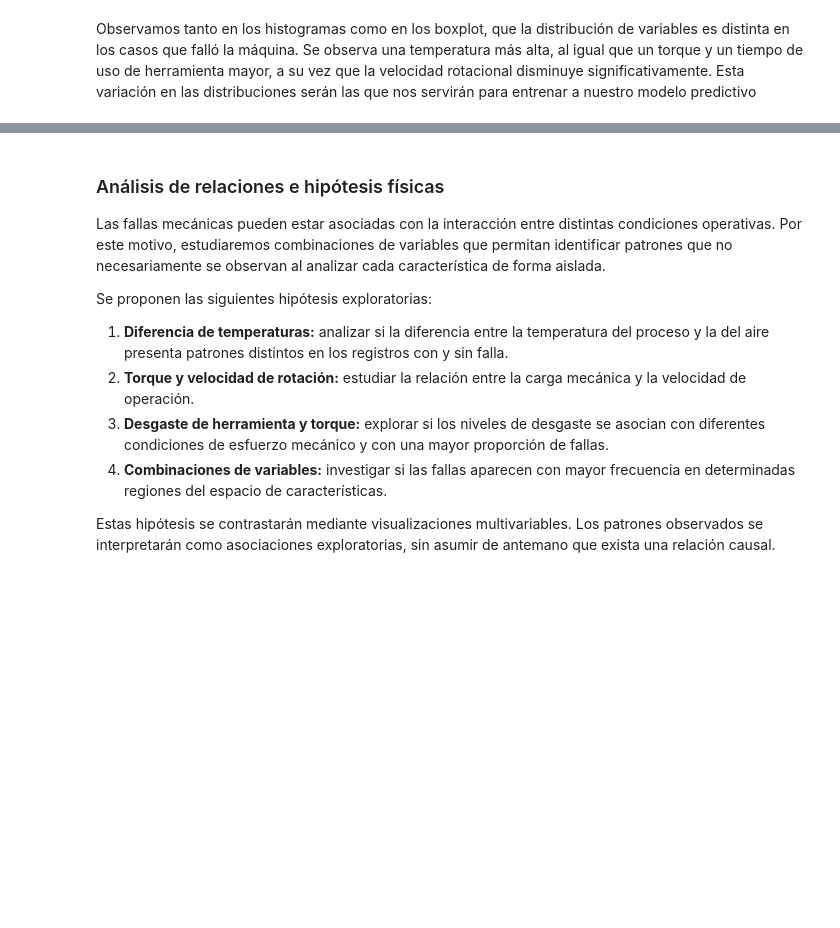
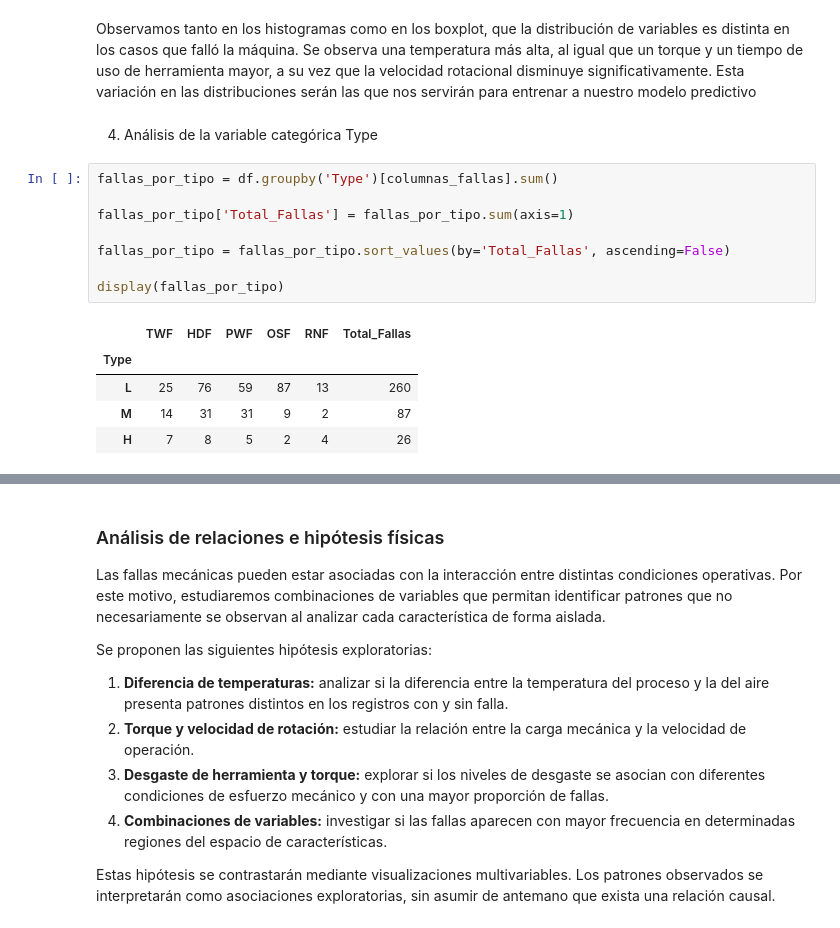
Before and after one commit to rubiosanti3-arch/Proyecto-Final-YPF-DS---Grupo-8, a Jupyter notebook: data_pipeline.ipynb, the cells around one changed output, grey strips where cells are left out. Saved outputs shown, nothing was run; the diff lists cells and outputs as text; blank space fills up the shorter version.

```diff
--- a/data_pipeline.ipynb
+++ b/data_pipeline.ipynb
@@ -394,3 +378,19 @@ plt.show()
 [figure]
 # %% [markdown]
 Observamos tanto en los histogramas como en los boxplot, que la distribución de variables es distinta en los casos que falló la máquina. Se observa una temperatura más alta, al igual que un torque y un tiempo de uso de herramienta mayor, a su vez que la velocidad rotacional disminuye significativamente. Esta variación en las distribuciones serán las que nos servirán para entrenar a nuestro modelo predictivo
+# %% [markdown]
+4. Análisis de la variable categórica Type
+# %%
+fallas_por_tipo = df.groupby('Type')[columnas_fallas].sum()
+
+fallas_por_tipo['Total_Fallas'] = fallas_por_tipo.sum(axis=1)
+
+fallas_por_tipo = fallas_por_tipo.sort_values(by='Total_Fallas', ascending=False)
+
+display(fallas_por_tipo)
+# %% [output]
+|  | TWF | HDF | PWF | OSF | RNF | Total_Fallas |
+| Type |  |  |  |  |  |  |
+| L | 25 | 76 | 59 | 87 | 13 | 260 |
+| M | 14 | 31 | 31 | 9 | 2 | 87 |
+| H | 7 | 8 | 5 | 2 | 4 | 26 |
```
Also changed, not shown: parts of 12 cells of this notebook.
